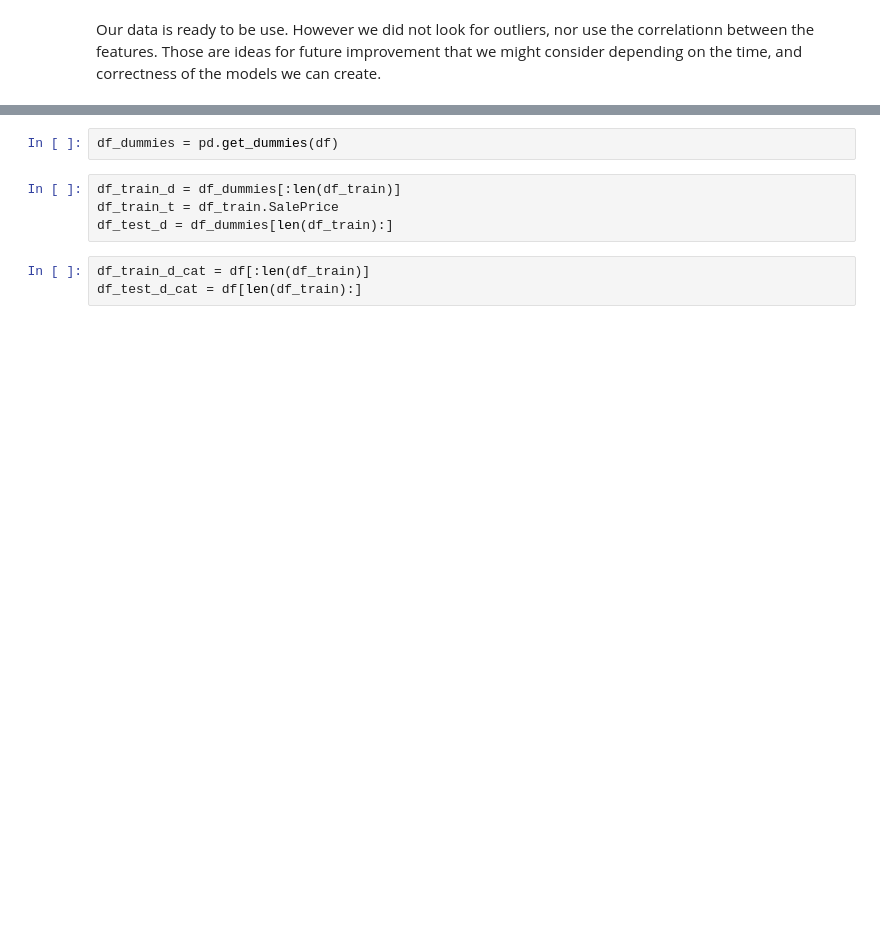
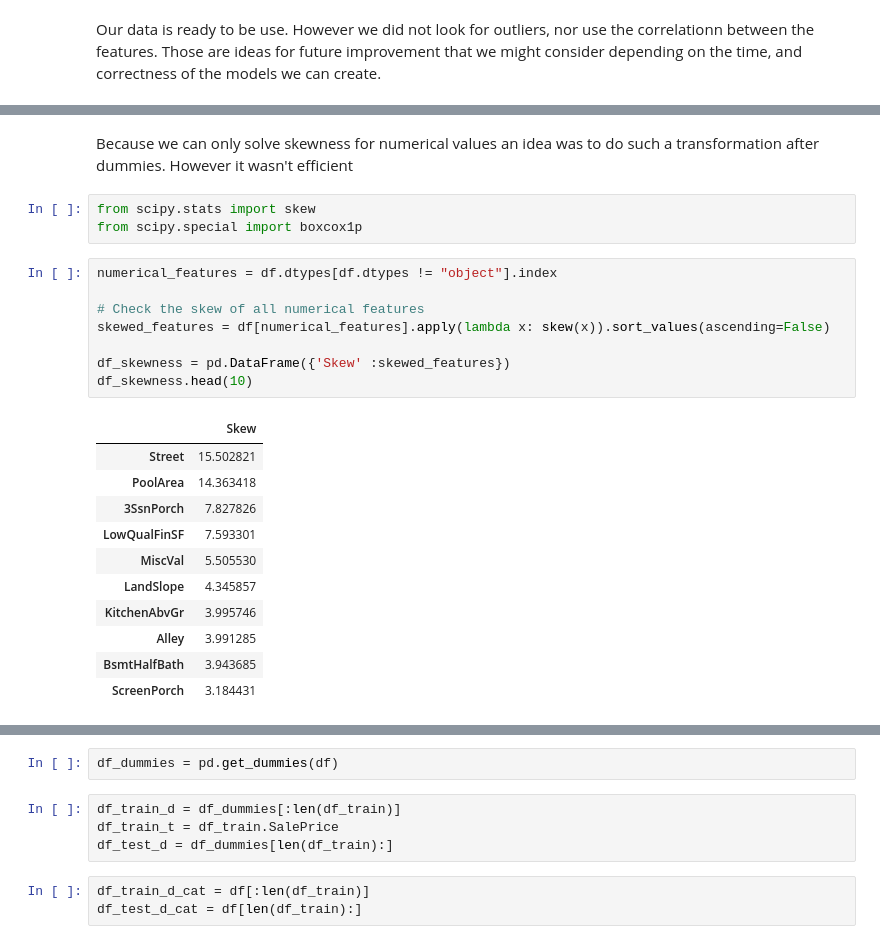
Before and after one commit to raphaelavalos/aml-lab, a Jupyter notebook: challenge/challenge.ipynb, the cells around one changed output, grey strips where cells are left out. Saved outputs shown, nothing was run; the diff lists cells and outputs as text; blank space fills up the shorter version.

```diff
--- a/challenge/challenge.ipynb
+++ b/challenge/challenge.ipynb
@@ -866,0 +859,26 @@ df.head()
+# %% [markdown]
+Because we can only solve skewness for numerical values an idea was to do such a transformation after dummies.
+However it wasn't efficient
+# %%
+from scipy.stats import skew
+from scipy.special import boxcox1p
+# %%
+numerical_features = df.dtypes[df.dtypes != "object"].index
+
+# Check the skew of all numerical features
+skewed_features = df[numerical_features].apply(lambda x: skew(x)).sort_values(ascending=False)
+
+df_skewness = pd.DataFrame({'Skew' :skewed_features})
+df_skewness.head(10)
+# %% [output]
+|  | Skew |
+| Street | 15.502821 |
+| PoolArea | 14.363418 |
+| 3SsnPorch | 7.827826 |
+| LowQualFinSF | 7.593301 |
+| MiscVal | 5.505530 |
+| LandSlope | 4.345857 |
+| KitchenAbvGr | 3.995746 |
+| Alley | 3.991285 |
+| BsmtHalfBath | 3.943685 |
+| ScreenPorch | 3.184431 |
```
Also changed, not shown: parts of 30 cells of this notebook.
